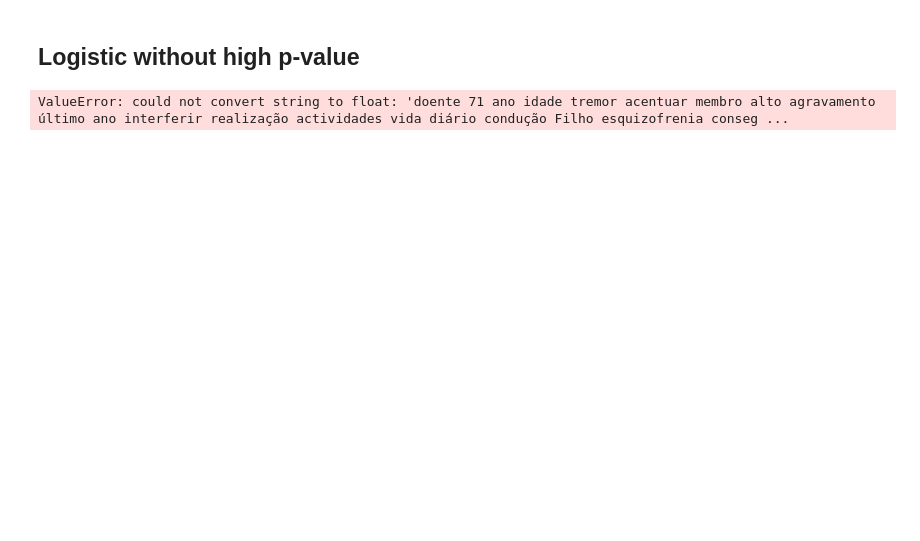
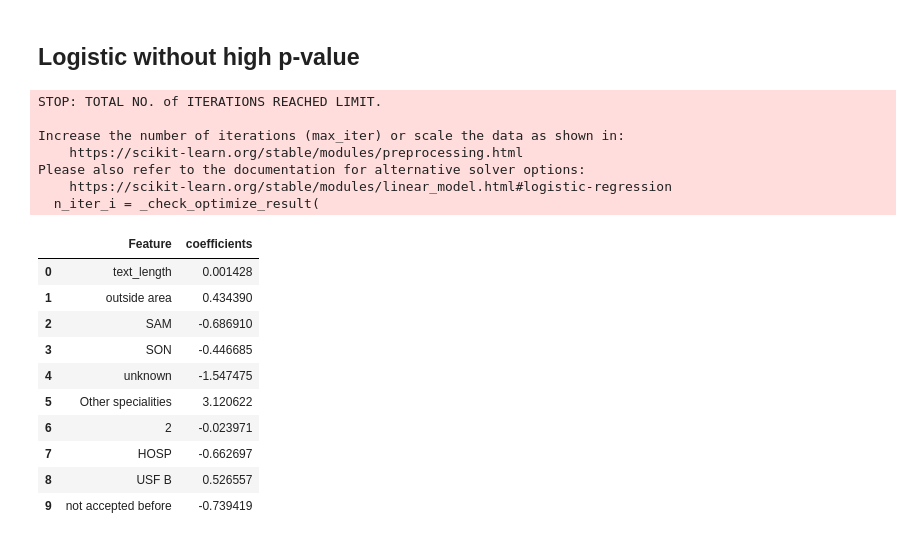
Before and after one commit to Data-Science-Knowledge-Center-Nova-SBE/PBL-HGO, a Jupyter notebook: logistic_regression_NLP.ipynb, the cells around one changed output. Cells and saved outputs as stored; diff of their text form; code cells hidden in the pictures; blank space fills up the shorter version.

```diff
--- a/logistic_regression_NLP.ipynb
+++ b/logistic_regression_NLP.ipynb
@@ -232,20 +268,35 @@ p_value(X,y)
 # %% [markdown]
 ## Logistic without high p-value
 # %%
-#logistic regression text rows
-data_no_text=data[data['text_length']>0]
-#split dataset in features and target variable// Question: is it the right option?
-eliminate_cols=['ID_DOENTE','PROCESSO','COD_REFERENCIA','result','COD_PZ','COD_UNID_SAUDE_PROV','UNID_PROV','TIPO_UNID','COD_CTH_PRIOR','CTH_PRIOR','COD_MOTIVO_RECUSA','DES_MOTIVO_RECUSA','COD_ESPECIALIDADE','DES_ESPECIALIDADE','agrupadora','OUTRA_ENTIDADE','DATA_RECEPCAO','DATA_ENVIO','DATA_RETORNO','NUM_TAXA','ESTADO','DATA_MARCACAO','DATA_REALIZACAO','OBSERVACOES','Mês_entrada','Ano_entrada','trata data recusa','resume saída','mês_saida','ano_saida','Texto','UCSP','3+']
-X = data_no_text.drop(eliminate_cols,axis=1)# Features
-y = data_no_text.result # Target variable
+
+eliminate_cols=['ID_DOENTE','PROCESSO','COD_REFERENCIA','result','COD_PZ','COD_UNID_SAUDE_PROV','UNID_PROV','TIPO_UNID','COD_CTH_PRIOR','CTH_PRIOR','COD_MOTIVO_RECUSA','DES_MOTIVO_RECUSA','COD_ESPECIALIDADE','DES_ESPECIALIDADE','agrupadora','OUTRA_ENTIDADE','DATA_RECEPCAO','DATA_ENVIO','DATA_RETORNO','NUM_TAXA','ESTADO','DATA_MARCACAO','DATA_REALIZACAO','OBSERVACOES','Mês_entrada','Ano_entrada','trata data recusa','resume saída','mês_saida','ano_saida','Texto','clean_text','outro','USF A','UCSP','3+']
+X = data.drop(eliminate_cols,axis=1)# Features
+y = data.result # Target variable
 features=X.columns
 #log_regression is defined in functions
 y_pred,coefficients,intercept,X_train, X_test, y_train, y_test=log_regression(X,y)
 df = pd.DataFrame(features, columns =['Feature'])
 df['coefficients']=coefficients.T
 df
 # %% [output]
-ValueError: could not convert string to float: 'doente 71 ano idade tremor acentuar membro alto agravamento último ano interferir realização actividades vida diário condução Filho esquizofrenia conseg ...
+STOP: TOTAL NO. of ITERATIONS REACHED LIMIT.
+
+Increase the number of iterations (max_iter) or scale the data as shown in:
+    https://scikit-learn.org/stable/modules/preprocessing.html
+Please also refer to the documentation for alternative solver options:
+    https://scikit-learn.org/stable/modules/linear_model.html#logistic-regression
+  n_iter_i = _check_optimize_result(
+|  | Feature | coefficients |
+| 0 | text_length | 0.001428 |
+| 1 | outside area | 0.434390 |
+| 2 | SAM | -0.686910 |
+| 3 | SON | -0.446685 |
+| 4 | unknown | -1.547475 |
+| 5 | Other specialities | 3.120622 |
+| 6 | 2 | -0.023971 |
+| 7 | HOSP | -0.662697 |
+| 8 | USF B | 0.526557 |
+| 9 | not accepted before | -0.739419 |
 # %%
 # Evaluate the accuracy of the model
 accuracy = accuracy_score(y_test, y_pred)
```
Also changed, not shown: parts of 10 cells of this notebook, 1 other file.
